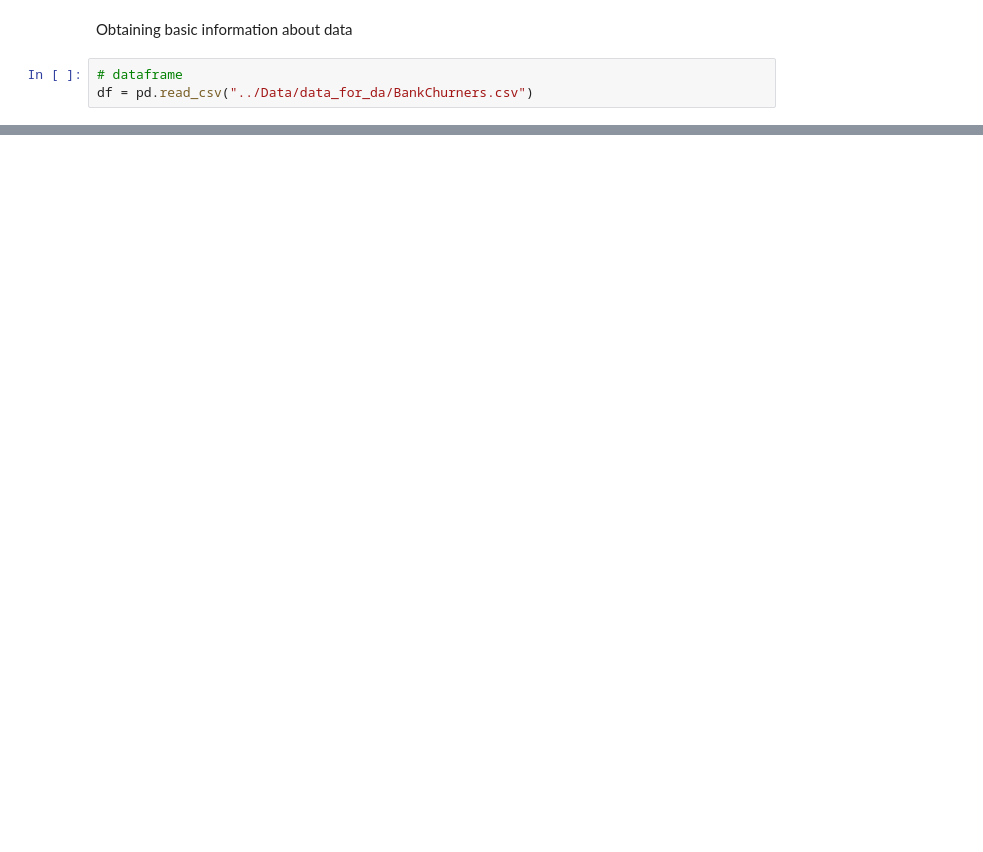
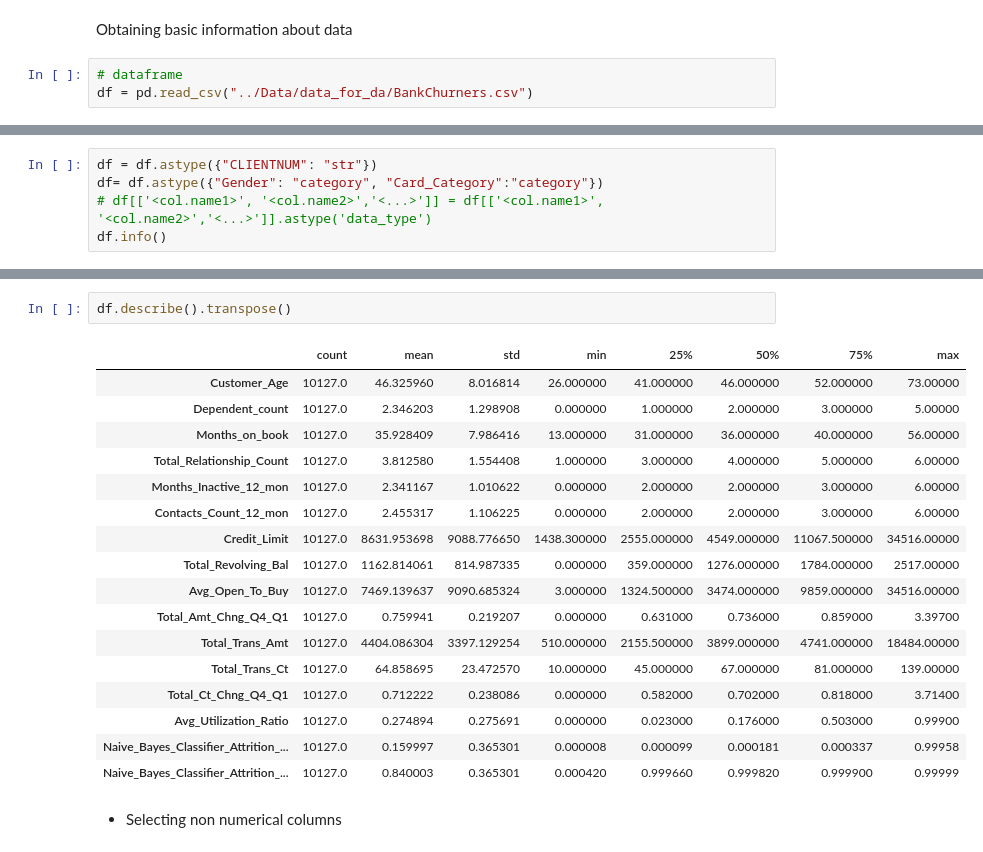
Before and after one commit to tiagocnog/everything-about-data, a Jupyter notebook: Data_Analytics/data_analytics.ipynb, the cells around one changed output, grey strips where cells are left out. Cells and saved outputs as stored; diff of their text form; blank space fills up the shorter version.

```diff
--- a/Data_Analytics/data_analytics.ipynb
+++ b/Data_Analytics/data_analytics.ipynb
@@ -579,0 +603,5 @@ df.head()
+# %%
+df = df.astype({"CLIENTNUM": "str"})
+df= df.astype({"Gender": "category", "Card_Category":"category"})
+# df[['<col.name1>', '<col.name2>','<...>']] = df[['<col.name1>', '<col.name2>','<...>']].astype('data_type')
+df.info()
@@ -579,0 +688,22 @@ df.head()
+# %%
+df.describe().transpose()
+# %% [output]
+|  | count | mean | std | min | 25% | 50% | 75% | max |
+| Customer_Age | 10127.0 | 46.325960 | 8.016814 | 26.000000 | 41.000000 | 46.000000 | 52.000000 | 73.00000 |
+| Dependent_count | 10127.0 | 2.346203 | 1.298908 | 0.000000 | 1.000000 | 2.000000 | 3.000000 | 5.00000 |
+| Months_on_book | 10127.0 | 35.928409 | 7.986416 | 13.000000 | 31.000000 | 36.000000 | 40.000000 | 56.00000 |
+| Total_Relationship_Count | 10127.0 | 3.812580 | 1.554408 | 1.000000 | 3.000000 | 4.000000 | 5.000000 | 6.00000 |
+| Months_Inactive_12_mon | 10127.0 | 2.341167 | 1.010622 | 0.000000 | 2.000000 | 2.000000 | 3.000000 | 6.00000 |
+| Contacts_Count_12_mon | 10127.0 | 2.455317 | 1.106225 | 0.000000 | 2.000000 | 2.000000 | 3.000000 | 6.00000 |
+| Credit_Limit | 10127.0 | 8631.953698 | 9088.776650 | 1438.300000 | 2555.000000 | 4549.000000 | 11067.500000 | 34516.00000 |
+| Total_Revolving_Bal | 10127.0 | 1162.814061 | 814.987335 | 0.000000 | 359.000000 | 1276.000000 | 1784.000000 | 2517.00000 |
+| Avg_Open_To_Buy | 10127.0 | 7469.139637 | 9090.685324 | 3.000000 | 1324.500000 | 3474.000000 | 9859.000000 | 34516.00000 |
+| Total_Amt_Chng_Q4_Q1 | 10127.0 | 0.759941 | 0.219207 | 0.000000 | 0.631000 | 0.736000 | 0.859000 | 3.39700 |
+| Total_Trans_Amt | 10127.0 | 4404.086304 | 3397.129254 | 510.000000 | 2155.500000 | 3899.000000 | 4741.000000 | 18484.00000 |
+| Total_Trans_Ct | 10127.0 | 64.858695 | 23.472570 | 10.000000 | 45.000000 | 67.000000 | 81.000000 | 139.00000 |
+| Total_Ct_Chng_Q4_Q1 | 10127.0 | 0.712222 | 0.238086 | 0.000000 | 0.582000 | 0.702000 | 0.818000 | 3.71400 |
+| Avg_Utilization_Ratio | 10127.0 | 0.274894 | 0.275691 | 0.000000 | 0.023000 | 0.176000 | 0.503000 | 0.99900 |
+| Naive_Bayes_Classifier_Attrition_... | 10127.0 | 0.159997 | 0.365301 | 0.000008 | 0.000099 | 0.000181 | 0.000337 | 0.99958 |
+| Naive_Bayes_Classifier_Attrition_... | 10127.0 | 0.840003 | 0.365301 | 0.000420 | 0.999660 | 0.999820 | 0.999900 | 0.99999 |
+# %% [markdown]
+* Selecting non numerical columns
```
Also changed, not shown: parts of 37 cells of this notebook, 5 other files.
